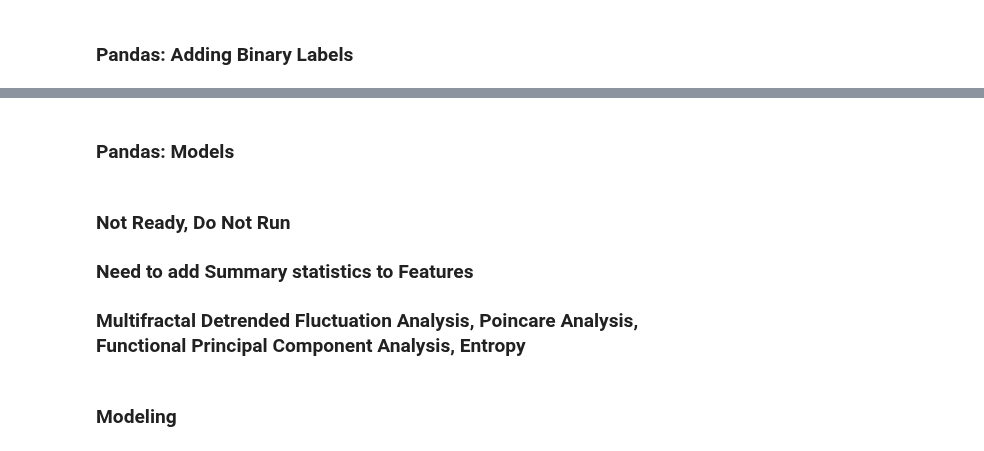
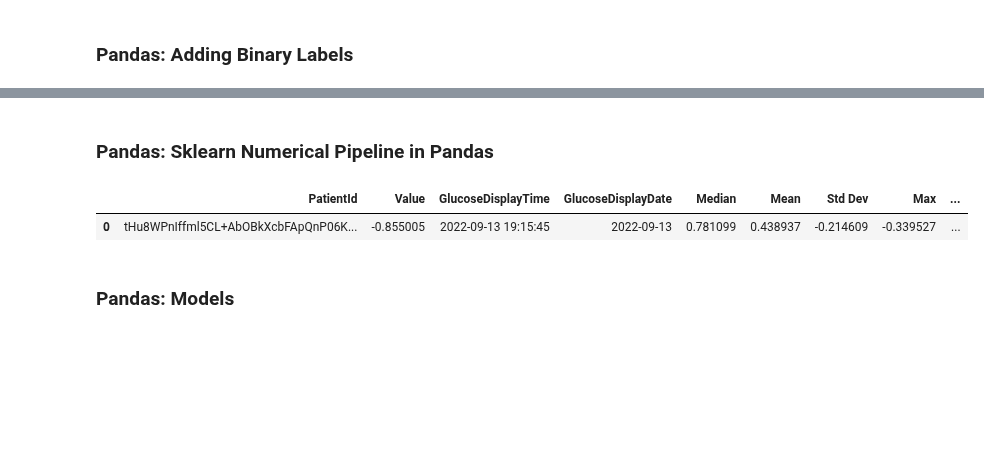
Before and after one commit to karinakanjaria/glucose-data-analysis, a Jupyter notebook: main.ipynb, the cells around one changed output, grey strips where cells are left out. Drawn from its saved outputs; the diff is of its cells as text; code cells hidden in the pictures; blank space fills up the shorter version.

```diff
--- a/main.ipynb
+++ b/main.ipynb
@@ -236,2 +383,11 @@ pandas_features_daily_stats.head(1)
+# %% [markdown]
+### Pandas: Sklearn Numerical Pipeline in Pandas
+# %%
+####### Pandas
+pandas_custom_numerical_pipeline=pandas_sklearn_pipeline.pandas_transform_numerical_features(df=pandas_custom_categorical_pipeline)
+pandas_custom_numerical_pipeline.head(1)
+# %% [output]
+|  | PatientId | Value | GlucoseDisplayTime | GlucoseDisplayDate | Median | Mean | Std Dev | Max | ... |
+| 0 | tHu8WPnIffml5CL+AbOBkXcbFApQnP06K... | -0.855005 | 2022-09-13 19:15:45 | 2022-09-13 | 0.781099 | 0.438937 | -0.214609 | -0.339527 | ... |
 # %% [markdown]
 ### Pandas: Models
@@ -241,4 +393,0 @@ pat_1
-# %% [markdown]
-### Not Ready, Do Not Run
-### Need to add Summary statistics to Features
-### Multifractal Detrended Fluctuation Analysis, Poincare Analysis, Functional Principal Component Analysis, Entropy
@@ -262,2 +393,0 @@ print(entropy)
-# %% [markdown]
-### Modeling
```
Also changed, not shown: parts of 42 cells of this notebook, 10 other files.
